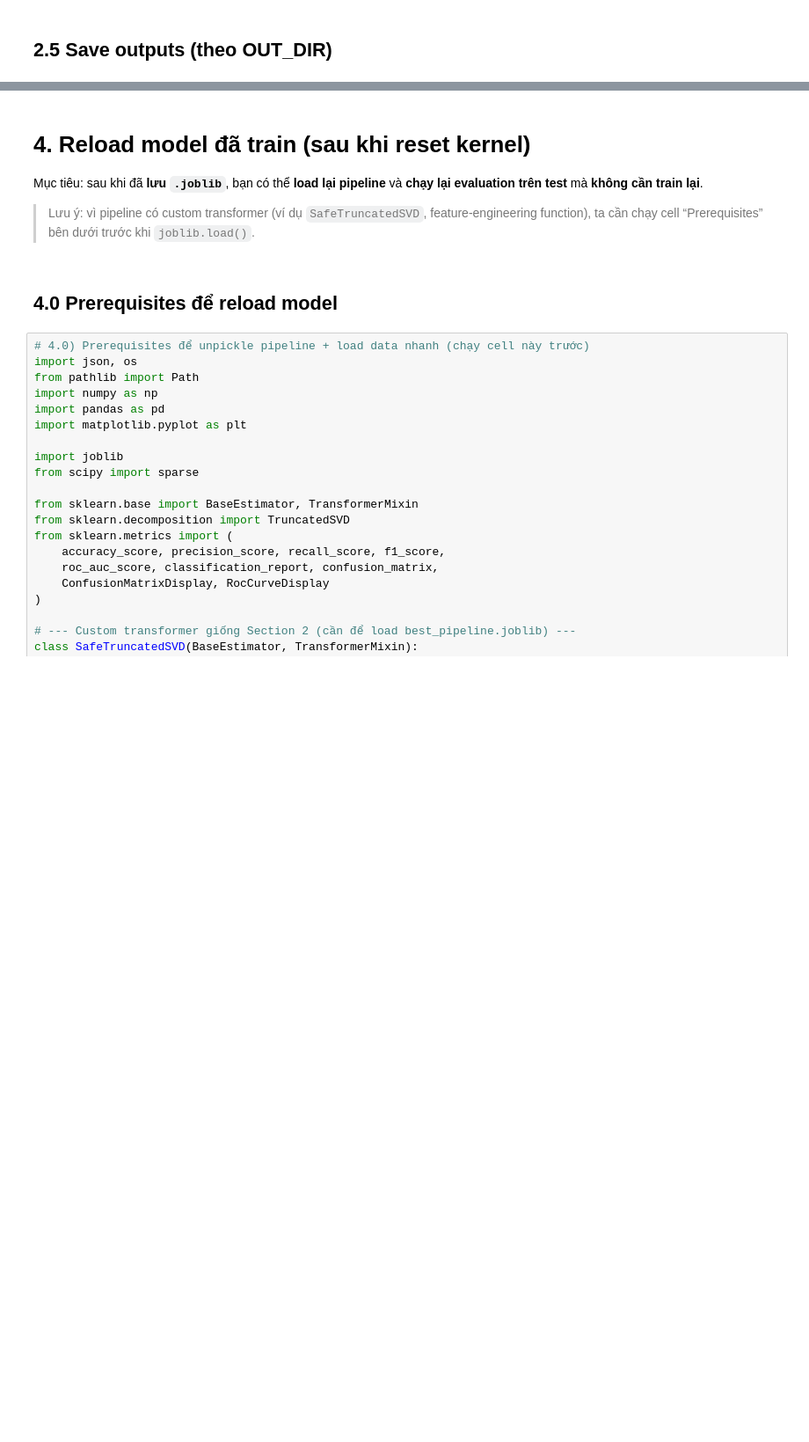
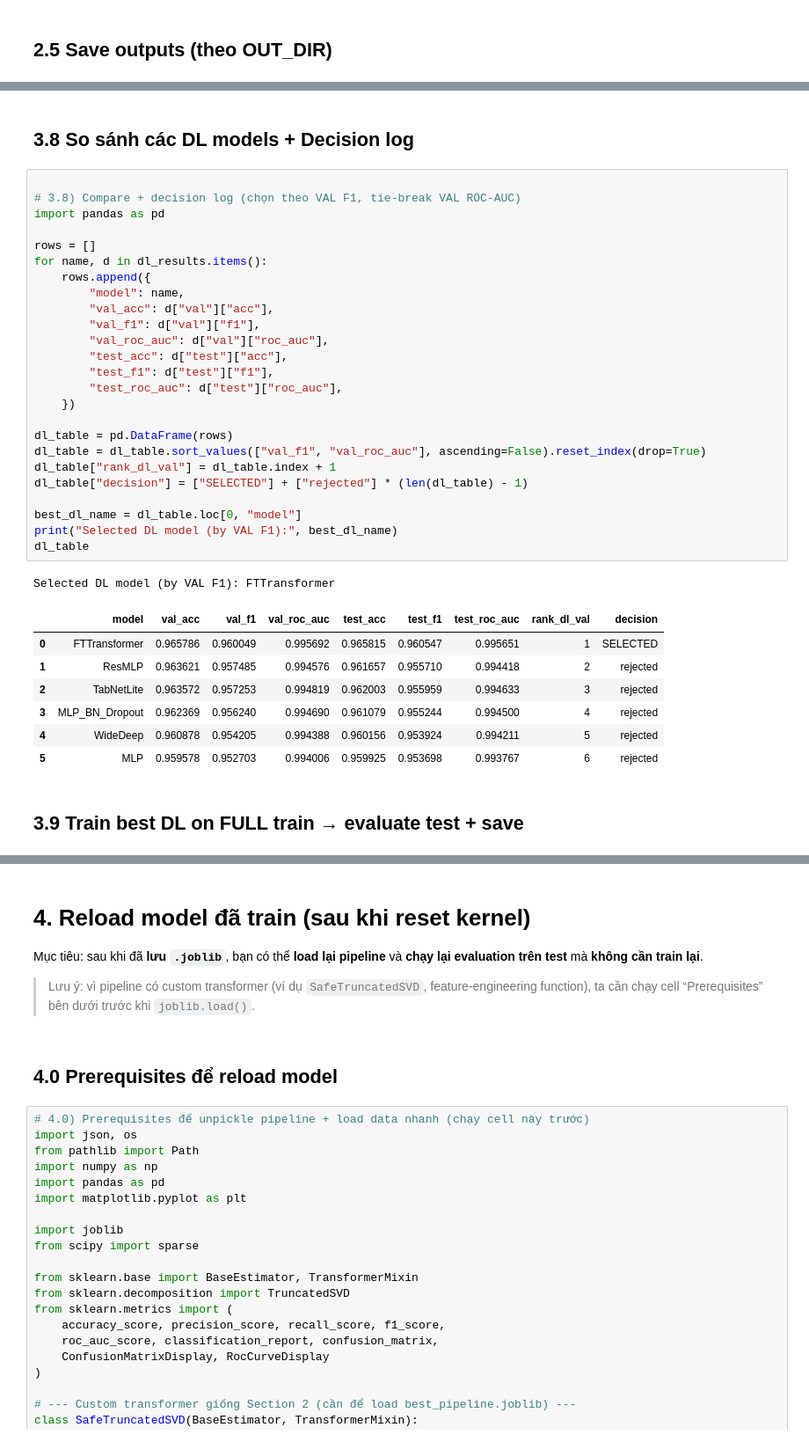
Before and after one commit to bachkhmt/ML_252, a Jupyter notebook: notebooks/CaoKhoa.ipynb, the cells around one changed output, grey strips where cells are left out. Shown at 88% size. Cells and saved outputs as stored; diff of their text form; blank space fills up the shorter version.

Commit message:
Done Deep Learning

```diff
--- a/notebooks/CaoKhoa.ipynb
+++ b/notebooks/CaoKhoa.ipynb
@@ -1090,0 +1588,38 @@ Saved: /mnt/d/wsl-data/Document/ML_252/notebooks/outputs/features/feature_names.
+# %% [markdown]
+## 3.8 So sánh các DL models + Decision log
+# %%
+
+# 3.8) Compare + decision log (chọn theo VAL F1, tie-break VAL ROC-AUC)
+import pandas as pd
+
+rows = []
+for name, d in dl_results.items():
+    rows.append({
+        "model": name,
+        "val_acc": d["val"]["acc"],
+        "val_f1": d["val"]["f1"],
+        "val_roc_auc": d["val"]["roc_auc"],
+        "test_acc": d["test"]["acc"],
+        "test_f1": d["test"]["f1"],
+        "test_roc_auc": d["test"]["roc_auc"],
+    })
+
+dl_table = pd.DataFrame(rows)
+dl_table = dl_table.sort_values(["val_f1", "val_roc_auc"], ascending=False).reset_index(drop=True)
+dl_table["rank_dl_val"] = dl_table.index + 1
+dl_table["decision"] = ["SELECTED"] + ["rejected"] * (len(dl_table) - 1)
+
+best_dl_name = dl_table.loc[0, "model"]
+print("Selected DL model (by VAL F1):", best_dl_name)
+dl_table
+# %% [output]
+Selected DL model (by VAL F1): FTTransformer
+|  | model | val_acc | val_f1 | val_roc_auc | test_acc | test_f1 | test_roc_auc | rank_dl_val | decision |
+| 0 | FTTransformer | 0.965786 | 0.960049 | 0.995692 | 0.965815 | 0.960547 | 0.995651 | 1 | SELECTED |
+| 1 | ResMLP | 0.963621 | 0.957485 | 0.994576 | 0.961657 | 0.955710 | 0.994418 | 2 | rejected |
+| 2 | TabNetLite | 0.963572 | 0.957253 | 0.994819 | 0.962003 | 0.955959 | 0.994633 | 3 | rejected |
+| 3 | MLP_BN_Dropout | 0.962369 | 0.956240 | 0.994690 | 0.961079 | 0.955244 | 0.994500 | 4 | rejected |
+| 4 | WideDeep | 0.960878 | 0.954205 | 0.994388 | 0.960156 | 0.953924 | 0.994211 | 5 | rejected |
+| 5 | MLP | 0.959578 | 0.952703 | 0.994006 | 0.959925 | 0.953698 | 0.993767 | 6 | rejected |
+# %% [markdown]
+## 3.9 Train best DL on FULL train → evaluate test + save
```
Also changed, not shown: parts of 31 cells of this notebook.
